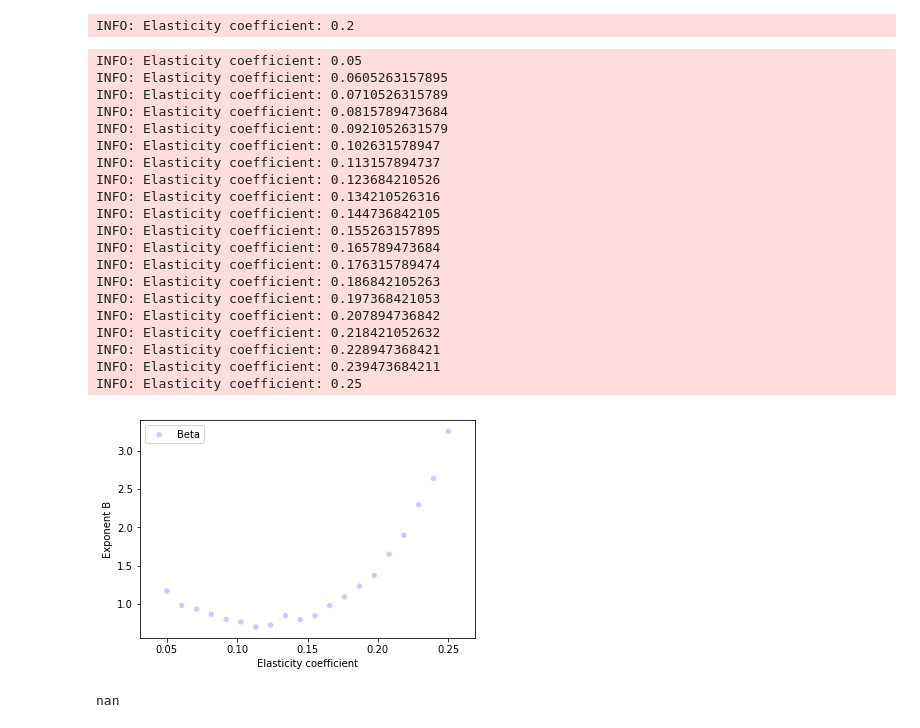
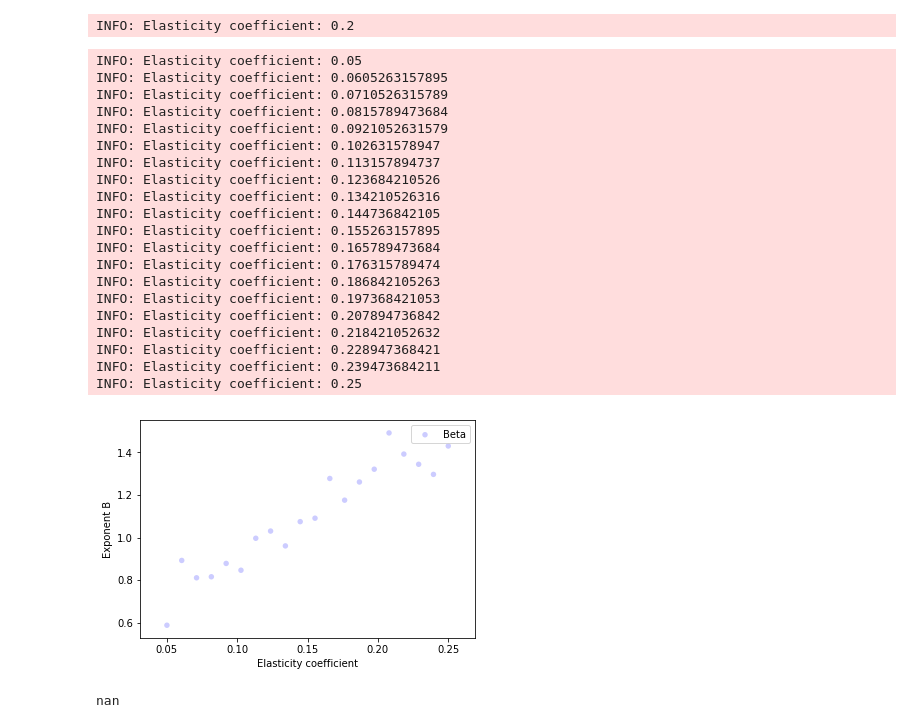
Before and after one commit to mpbrucker/ComplexityProject2, a Jupyter notebook: code/visualize_quake.ipynb, the cells around one changed output. Drawn from its saved outputs; the diff is of its cells as text; code cells hidden in the pictures.

```diff
--- a/code/visualize_quake.ipynb
+++ b/code/visualize_quake.ipynb
@@ -24,29 +24,29 @@ from quake import Earthquake
 # %% [output]
 INFO: Elasticity coefficient: 0.2
 # %%
-plot_power_law(n=100, iters=10000)
+plot_power_law(n=35, iters=1000, fth=2)
 # %% [output]
 INFO: Elasticity coefficient: 0.05
 INFO: Elasticity coefficient: 0.0605263157895
 INFO: Elasticity coefficient: 0.0710526315789
 INFO: Elasticity coefficient: 0.0815789473684
 INFO: Elasticity coefficient: 0.0921052631579
 INFO: Elasticity coefficient: 0.102631578947
 INFO: Elasticity coefficient: 0.113157894737
 INFO: Elasticity coefficient: 0.123684210526
 INFO: Elasticity coefficient: 0.134210526316
 INFO: Elasticity coefficient: 0.144736842105
 INFO: Elasticity coefficient: 0.155263157895
 INFO: Elasticity coefficient: 0.165789473684
 INFO: Elasticity coefficient: 0.176315789474
 INFO: Elasticity coefficient: 0.186842105263
 INFO: Elasticity coefficient: 0.197368421053
 INFO: Elasticity coefficient: 0.207894736842
 INFO: Elasticity coefficient: 0.218421052632
 INFO: Elasticity coefficient: 0.228947368421
 INFO: Elasticity coefficient: 0.239473684211
 INFO: Elasticity coefficient: 0.25
-[figure, old version]
+[figure, new version]
 # %%
 plot_frequency(iters=1000, plot=True, n=100)
 # %% [output]
```
Also changed, not shown: parts of 1 cell of this notebook, 3 other files.
